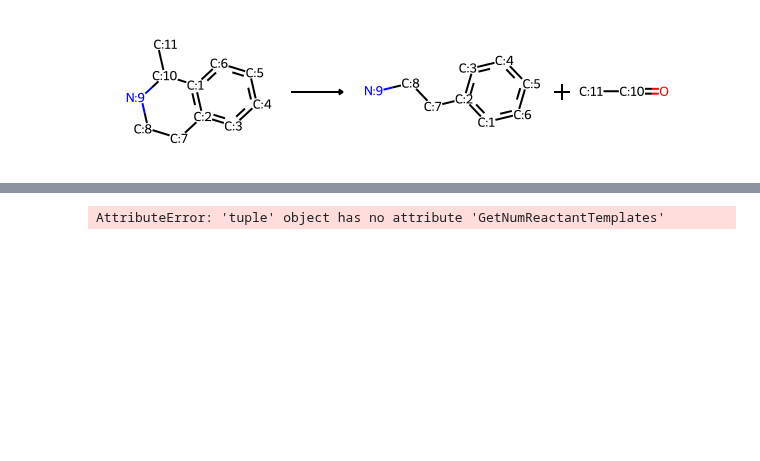
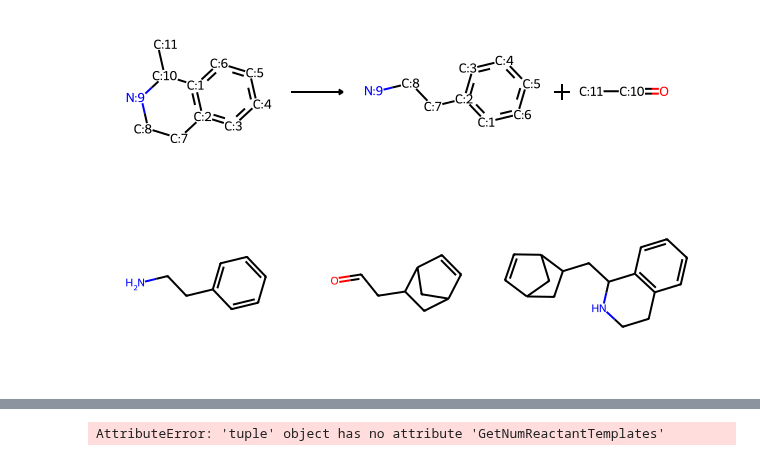
Before and after one commit to bertiewooster/RDKit-playing, a Jupyter notebook: reaction-SMARTS.ipynb, the cells around one changed output, grey strips where cells are left out. Cells and saved outputs as stored; diff of their text form; code cells hidden in the pictures; blank space fills up the shorter version.

Commit message:
Drew in grid reactants and products for three drug-like molecules for Pictet-Spengler reaction

```diff
--- a/reaction-SMARTS.ipynb
+++ b/reaction-SMARTS.ipynb
@@ -114,3 +114,14 @@ rxn_rev.Initialize()
 rxn_rev
 # %% [output]
 [figure]
+# %%
+# reacts = [Chem.MolFromSmiles(m) for m in ('NCCc1ccccc1','O=CCC1CC2CCC1C2')]
+# reacts = [Chem.MolFromSmiles(m) for m in ('NCCc1ccccc1','C12CC(C(C=C1)CC2)CC=O')]
+reacts_bicyclic = [Chem.MolFromSmiles(m) for m in ('NCCc1ccccc1','O=CCC1CC2CC1C=C2')]
+ps_bicyclic = rxn_fwd.RunReactants(reacts_bicyclic)
+ps0_bicyclic = ps_bicyclic[0]
+for p in ps0_bicyclic:
+    Chem.SanitizeMol(p)
+Draw.MolsToGridImage(reacts_bicyclic + [ps0_bicyclic[0]])
+# %% [output]
+[figure, added]
```
Also changed, not shown: parts of 11 cells of this notebook.
